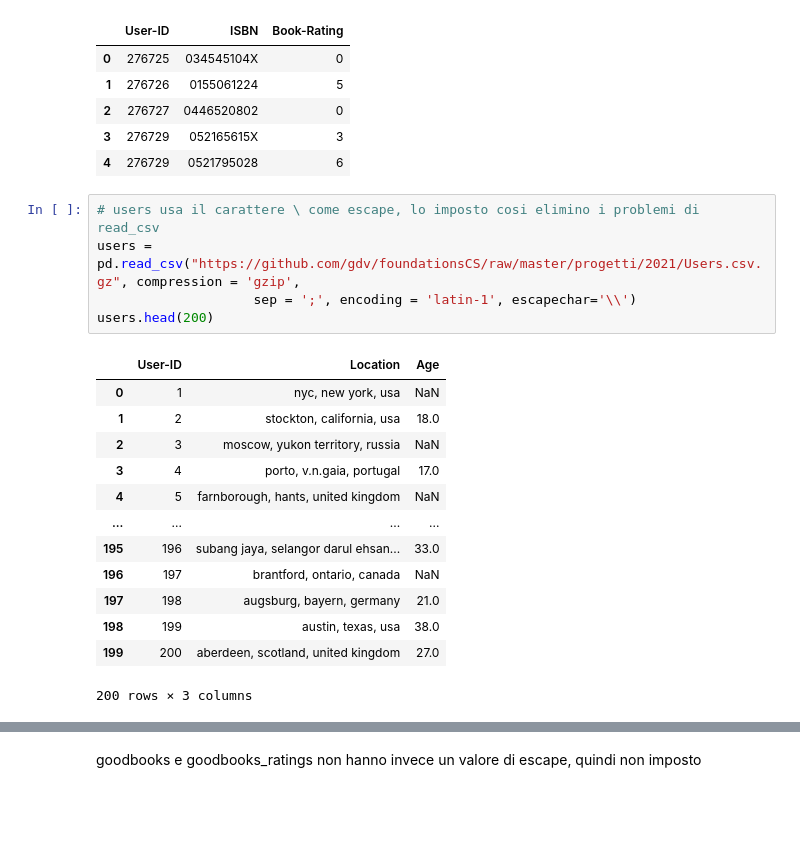
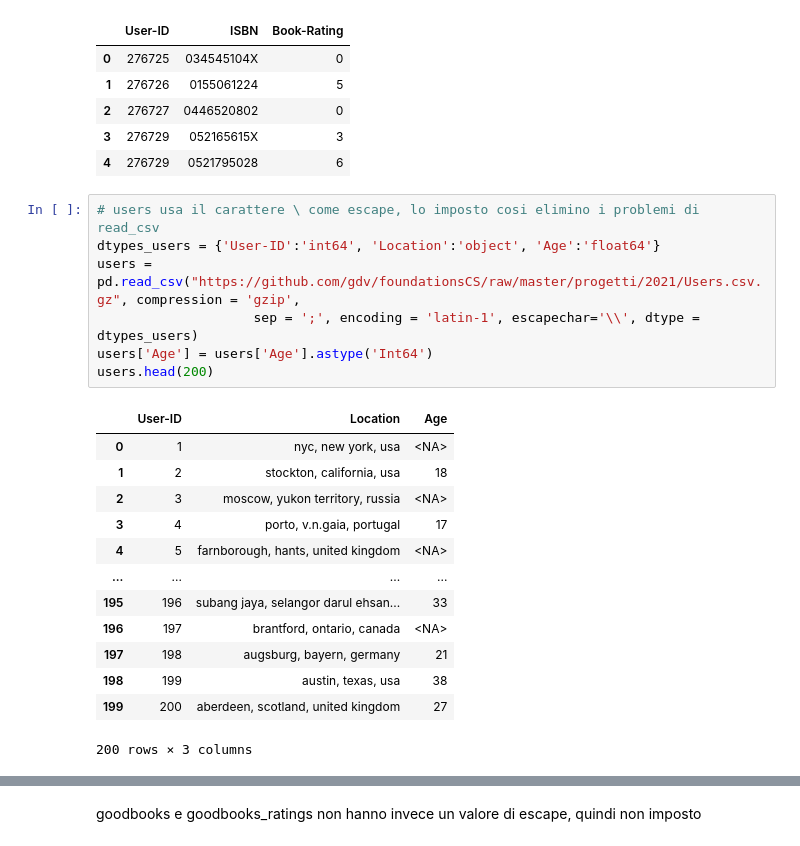
Before and after one commit to giocoal/goodreads-books-simple-data-processing, a Jupyter notebook: progetto2021_ultimo_update.ipynb, the cells around one changed output, grey strips where cells are left out. Cells and saved outputs as stored; diff of their text form; blank space fills up the shorter version.

```diff
--- a/progetto2021_ultimo_update.ipynb
+++ b/progetto2021_ultimo_update.ipynb
@@ -90,20 +95,22 @@ ratings.head()
 | 4 | 276729 | 0521795028 | 6 |
 # %%
 # users usa il carattere \ come escape, lo imposto cosi elimino i problemi di read_csv
+dtypes_users = {'User-ID':'int64', 'Location':'object', 'Age':'float64'}
 users = pd.read_csv("https://github.com/gdv/foundationsCS/raw/master/progetti/2021/Users.csv.gz", compression = 'gzip',
-                    sep = ';', encoding = 'latin-1', escapechar='\\')
+                    sep = ';', encoding = 'latin-1', escapechar='\\', dtype = dtypes_users)
+users['Age'] = users['Age'].astype('Int64')
 users.head(200)
 # %% [output]
 |  | User-ID | Location | Age |
-| 0 | 1 | nyc, new york, usa | NaN |
-| 1 | 2 | stockton, california, usa | 18.0 |
-| 2 | 3 | moscow, yukon territory, russia | NaN |
-| 3 | 4 | porto, v.n.gaia, portugal | 17.0 |
-| 4 | 5 | farnborough, hants, united kingdom | NaN |
+| 0 | 1 | nyc, new york, usa | <NA> |
+| 1 | 2 | stockton, california, usa | 18 |
+| 2 | 3 | moscow, yukon territory, russia | <NA> |
+| 3 | 4 | porto, v.n.gaia, portugal | 17 |
+| 4 | 5 | farnborough, hants, united kingdom | <NA> |
 | ... | ... | ... | ... |
-| 195 | 196 | subang jaya, selangor darul ehsan... | 33.0 |
-| 196 | 197 | brantford, ontario, canada | NaN |
-| 197 | 198 | augsburg, bayern, germany | 21.0 |
-| 198 | 199 | austin, texas, usa | 38.0 |
-| 199 | 200 | aberdeen, scotland, united kingdom | 27.0 |
+| 195 | 196 | subang jaya, selangor darul ehsan... | 33 |
+| 196 | 197 | brantford, ontario, canada | <NA> |
+| 197 | 198 | augsburg, bayern, germany | 21 |
+| 198 | 199 | austin, texas, usa | 38 |
+| 199 | 200 | aberdeen, scotland, united kingdom | 27 |
 200 rows × 3 columns
```
Also changed, not shown: parts of 6 cells of this notebook, 1 other file.
